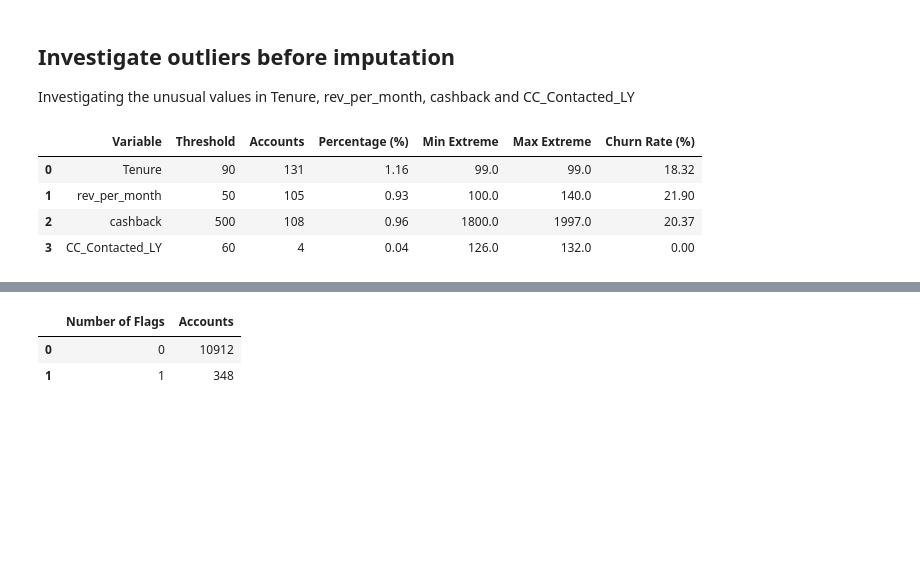
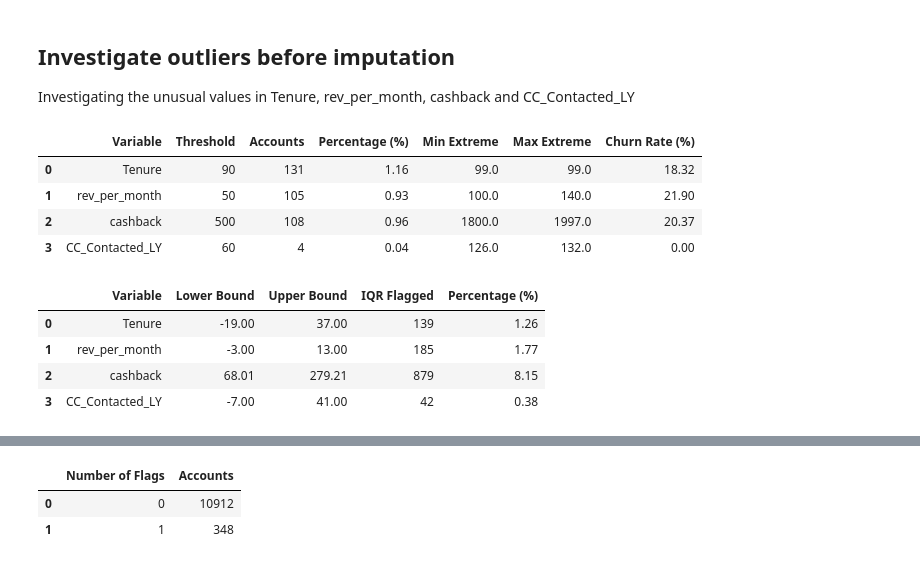
Before and after one commit to timayabi2020/churn-prediction-mlops, a Jupyter notebook: notebooks/churn_prediction.ipynb, the cells around one changed output, grey strips where cells are left out. Cells and saved outputs as stored; diff of their text form; code cells hidden in the pictures; blank space fills up the shorter version.

Commit message:
Added more analysis on outliers

```diff
--- a/notebooks/churn_prediction.ipynb
+++ b/notebooks/churn_prediction.ipynb
@@ -351,30 +349,72 @@ outlier_checks = {
 }
 
 outlier_results = []
 
 for col, threshold in outlier_checks.items():
     extreme = df_clean[df_clean[col] > threshold]
 
     outlier_results.append({
         "Variable": col,
         "Threshold": threshold,
         "Accounts": len(extreme),
         "Percentage (%)": round(
             len(extreme) / len(df_clean) * 100, 2
         ),
         "Min Extreme": extreme[col].min(),
         "Max Extreme": extreme[col].max(),
         "Churn Rate (%)": round(
             extreme["Churn"].mean() * 100, 2
         ) if len(extreme) > 0 else 0
     })
 
 outlier_summary = pd.DataFrame(outlier_results)
 
 display(outlier_summary)
+
+# Supplementary IQR-based outlier diagnostic
+
+outlier_features = [
+    "Tenure",
+    "rev_per_month",
+    "cashback",
+    "CC_Contacted_LY"
+]
+
+iqr_results = []
+
+for col in outlier_features:
+    values = df_clean[col].dropna()
+
+    q1 = values.quantile(0.25)
+    q3 = values.quantile(0.75)
+    iqr = q3 - q1
+
+    lower = q1 - 1.5 * iqr
+    upper = q3 + 1.5 * iqr
+
+    flagged = values[
+        (values < lower) | (values > upper)
+    ]
+
+    iqr_results.append({
+        "Variable": col,
+        "Lower Bound": lower,
+        "Upper Bound": upper,
+        "IQR Flagged": len(flagged),
+        "Percentage (%)": round(
+            len(flagged) / len(values) * 100, 2
+        )
+    })
+
+display(pd.DataFrame(iqr_results).round(2))
 # %% [output]
 |  | Variable | Threshold | Accounts | Percentage (%) | Min Extreme | Max Extreme | Churn Rate (%) |
 | 0 | Tenure | 90 | 131 | 1.16 | 99.0 | 99.0 | 18.32 |
 | 1 | rev_per_month | 50 | 105 | 0.93 | 100.0 | 140.0 | 21.90 |
 | 2 | cashback | 500 | 108 | 0.96 | 1800.0 | 1997.0 | 20.37 |
 | 3 | CC_Contacted_LY | 60 | 4 | 0.04 | 126.0 | 132.0 | 0.00 |
+|  | Variable | Lower Bound | Upper Bound | IQR Flagged | Percentage (%) |
+| 0 | Tenure | -19.00 | 37.00 | 139 | 1.26 |
+| 1 | rev_per_month | -3.00 | 13.00 | 185 | 1.77 |
+| 2 | cashback | 68.01 | 279.21 | 879 | 8.15 |
+| 3 | CC_Contacted_LY | -7.00 | 41.00 | 42 | 0.38 |
```
Also changed, not shown: parts of 8 cells of this notebook.
